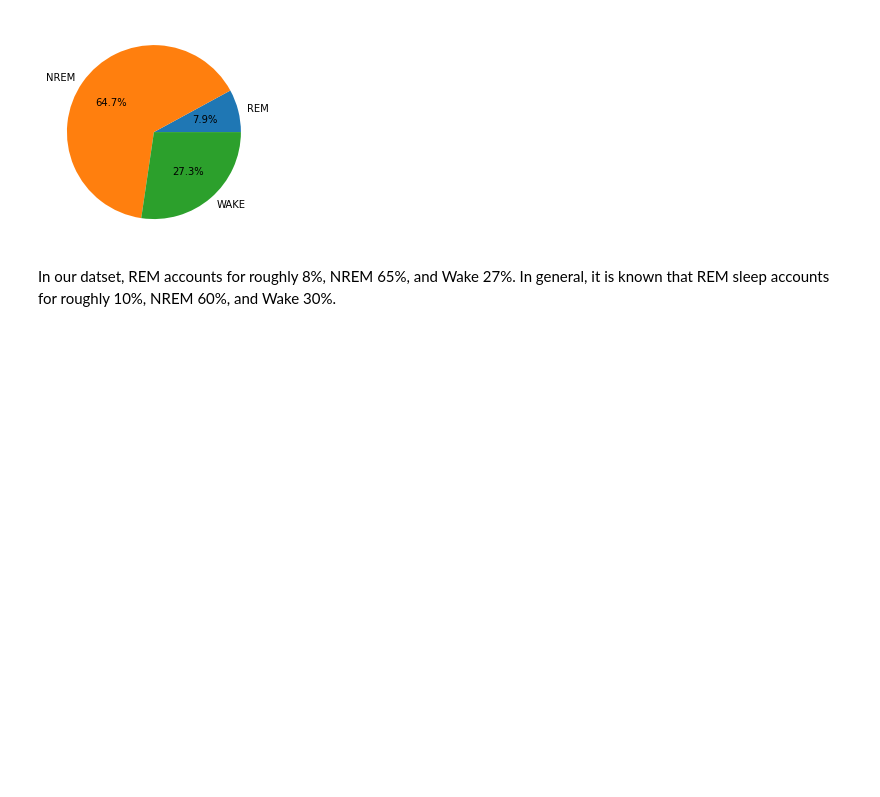
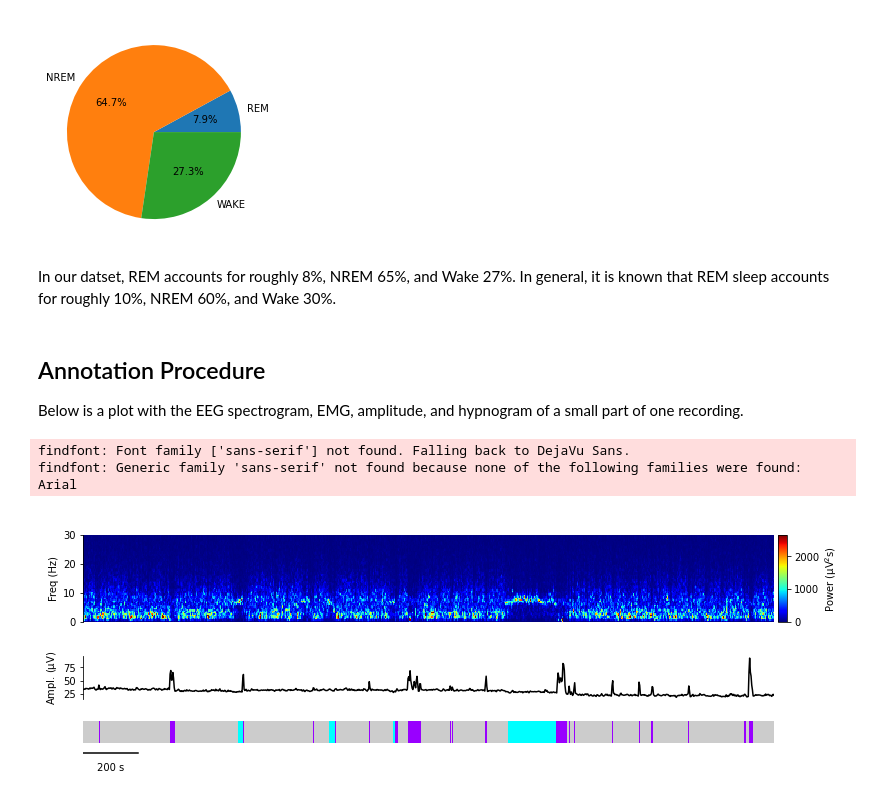
Before and after one commit to parksu111/sleep-state, a Jupyter notebook: EDA.ipynb, the cells around one changed output. Cells and saved outputs as stored; diff of their text form; code cells hidden in the pictures; blank space fills up the shorter version.

Commit message:
Add annotation procedure

```diff
--- a/EDA.ipynb
+++ b/EDA.ipynb
@@ -245,3 +246,13 @@ plt.pie(sizes, labels=labels, autopct='%1.1f%%')
 [figure]
 # %% [markdown]
 In our datset, REM accounts for roughly 8%, NREM 65%, and Wake 27%. In general, it is known that REM sleep accounts for roughly 10%, NREM 60%, and Wake 30%.
+# %% [markdown]
+## Annotation Procedure
+
+Below is a plot with the EEG spectrogram, EMG, amplitude, and hypnogram of a small part of one recording.
+# %%
+rp.sleep_example(ppath, rec, 200,5000,7500)
+# %% [output]
+findfont: Font family ['sans-serif'] not found. Falling back to DejaVu Sans.
+findfont: Generic family 'sans-serif' not found because none of the following families were found: Arial
+[figure, added]
```
Also changed, not shown: parts of 3 cells of this notebook.
